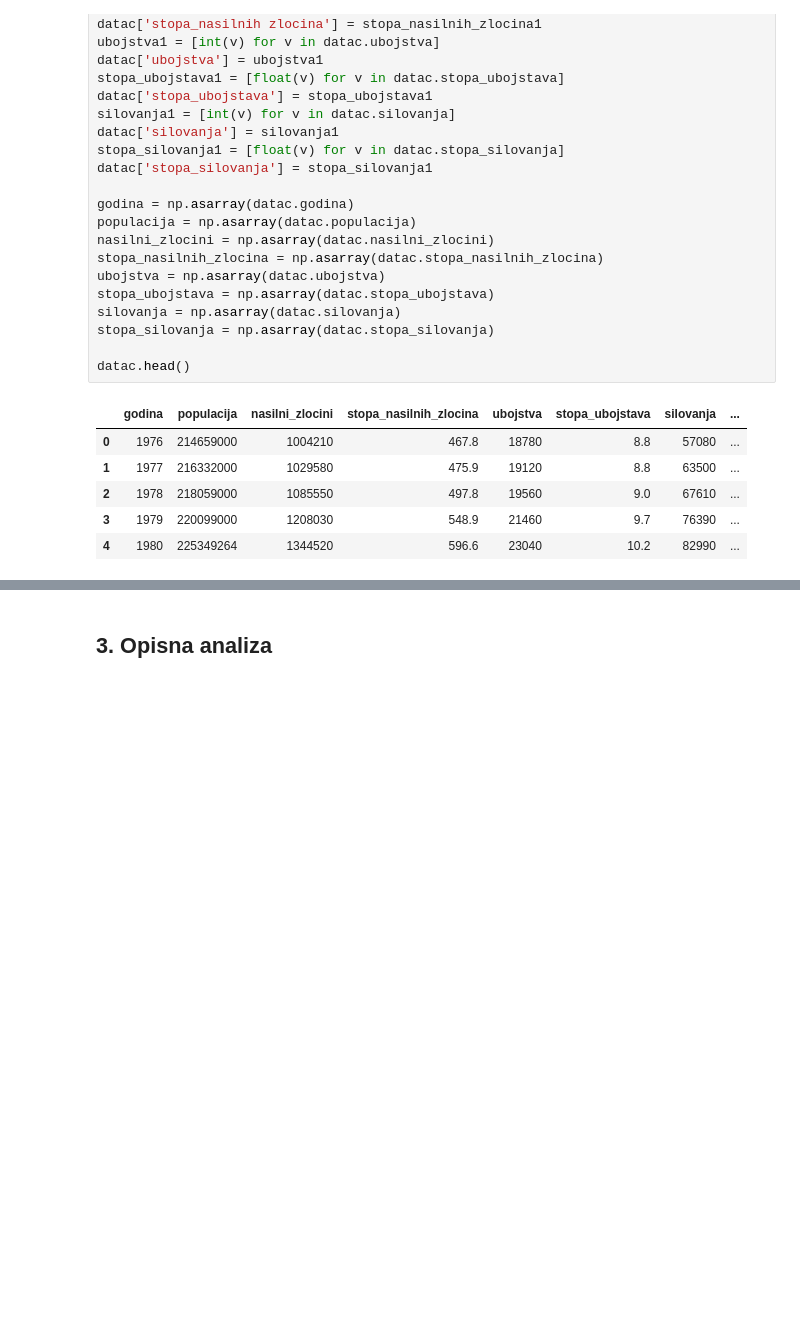
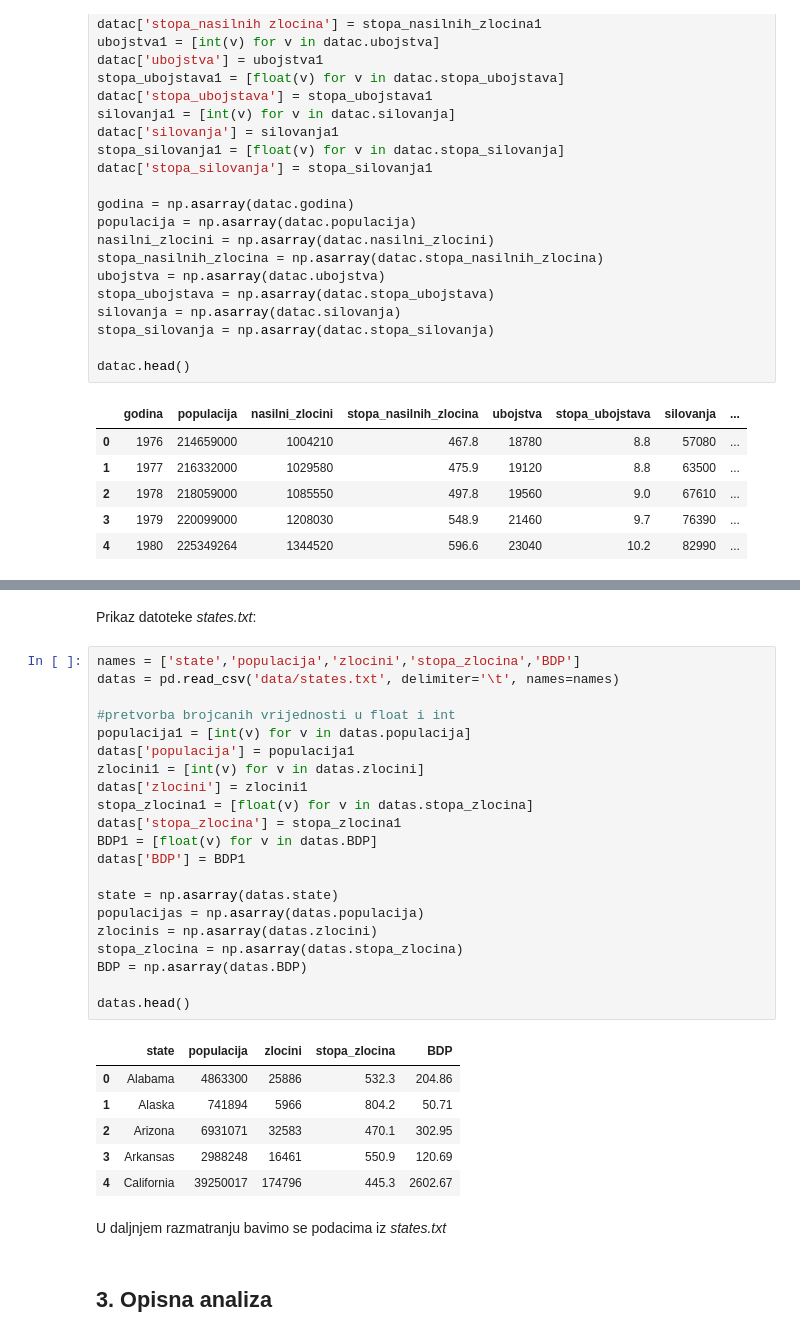
Before and after one commit to migamul/Matematicki-softver, a Jupyter notebook: Analiza zlocina u Sjedinjenim Americkim Drzavama.ipynb, the cells around one changed output, grey strips where cells are left out. Saved outputs shown, nothing was run; the diff lists cells and outputs as text; blank space fills up the shorter version.

```diff
--- a/Analiza zlocina u Sjedinjenim Americkim Drzavama.ipynb
+++ b/Analiza zlocina u Sjedinjenim Americkim Drzavama.ipynb
@@ -179,2 +99,34 @@ dataw.head()
+# %% [markdown]
+Prikaz datoteke *states.txt*:
+# %%
+names = ['state','populacija','zlocini','stopa_zlocina','BDP']
+datas = pd.read_csv('data/states.txt', delimiter='\t', names=names)
+
+#pretvorba brojcanih vrijednosti u float i int
+populacija1 = [int(v) for v in datas.populacija]
+datas['populacija'] = populacija1
+zlocini1 = [int(v) for v in datas.zlocini]
+datas['zlocini'] = zlocini1
+stopa_zlocina1 = [float(v) for v in datas.stopa_zlocina]
+datas['stopa_zlocina'] = stopa_zlocina1
+BDP1 = [float(v) for v in datas.BDP]
+datas['BDP'] = BDP1
+
+state = np.asarray(datas.state)
+populacijas = np.asarray(datas.populacija)
+zlocinis = np.asarray(datas.zlocini)
+stopa_zlocina = np.asarray(datas.stopa_zlocina)
+BDP = np.asarray(datas.BDP)
+
+datas.head()
+# %% [output]
+|  | state | populacija | zlocini | stopa_zlocina | BDP |
+| 0 | Alabama | 4863300 | 25886 | 532.3 | 204.86 |
+| 1 | Alaska | 741894 | 5966 | 804.2 | 50.71 |
+| 2 | Arizona | 6931071 | 32583 | 470.1 | 302.95 |
+| 3 | Arkansas | 2988248 | 16461 | 550.9 | 120.69 |
+| 4 | California | 39250017 | 174796 | 445.3 | 2602.67 |
+# %% [markdown]
+U daljnjem razmatranju bavimo se podacima iz *states.txt*
 # %% [markdown]
 ## 3. Opisna analiza
```
Also changed, not shown: parts of 22 cells of this notebook, 11 other files.
